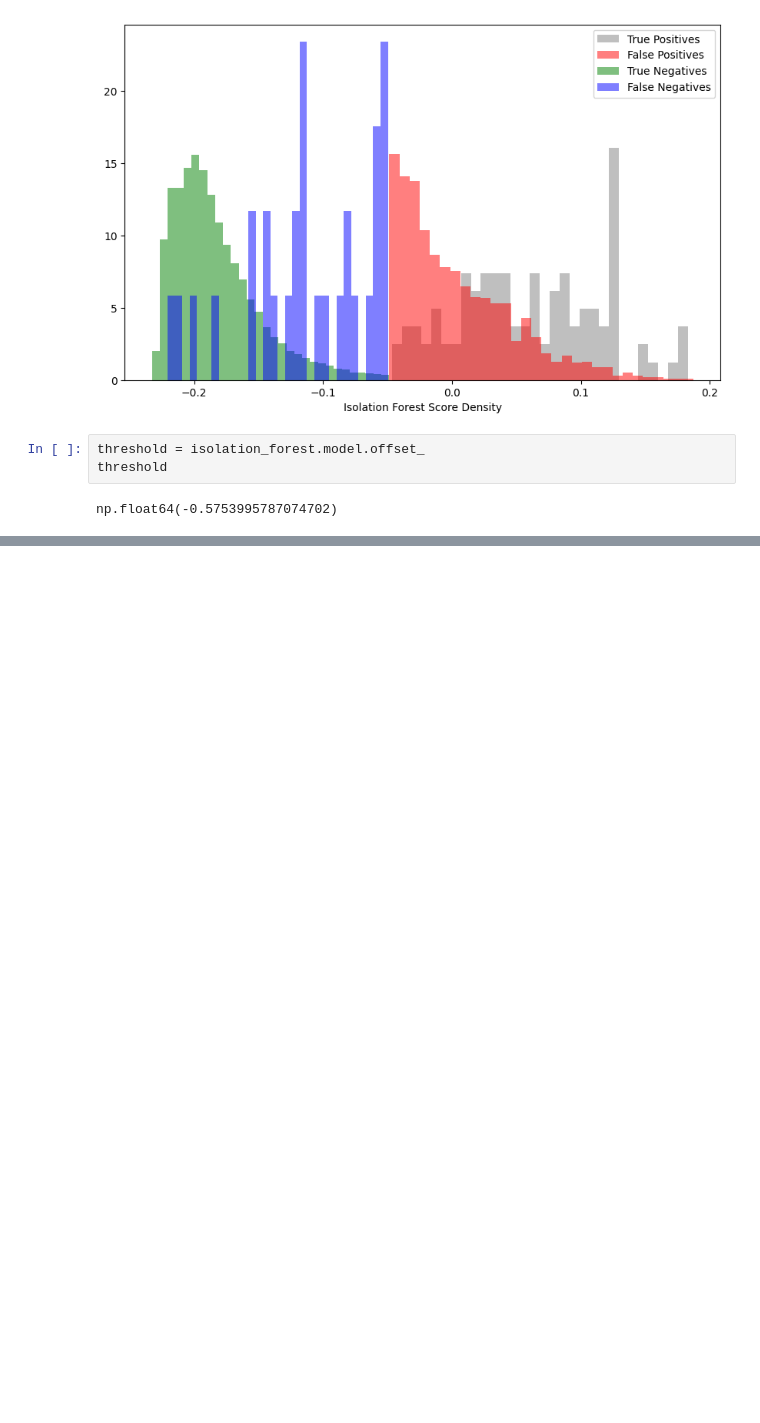
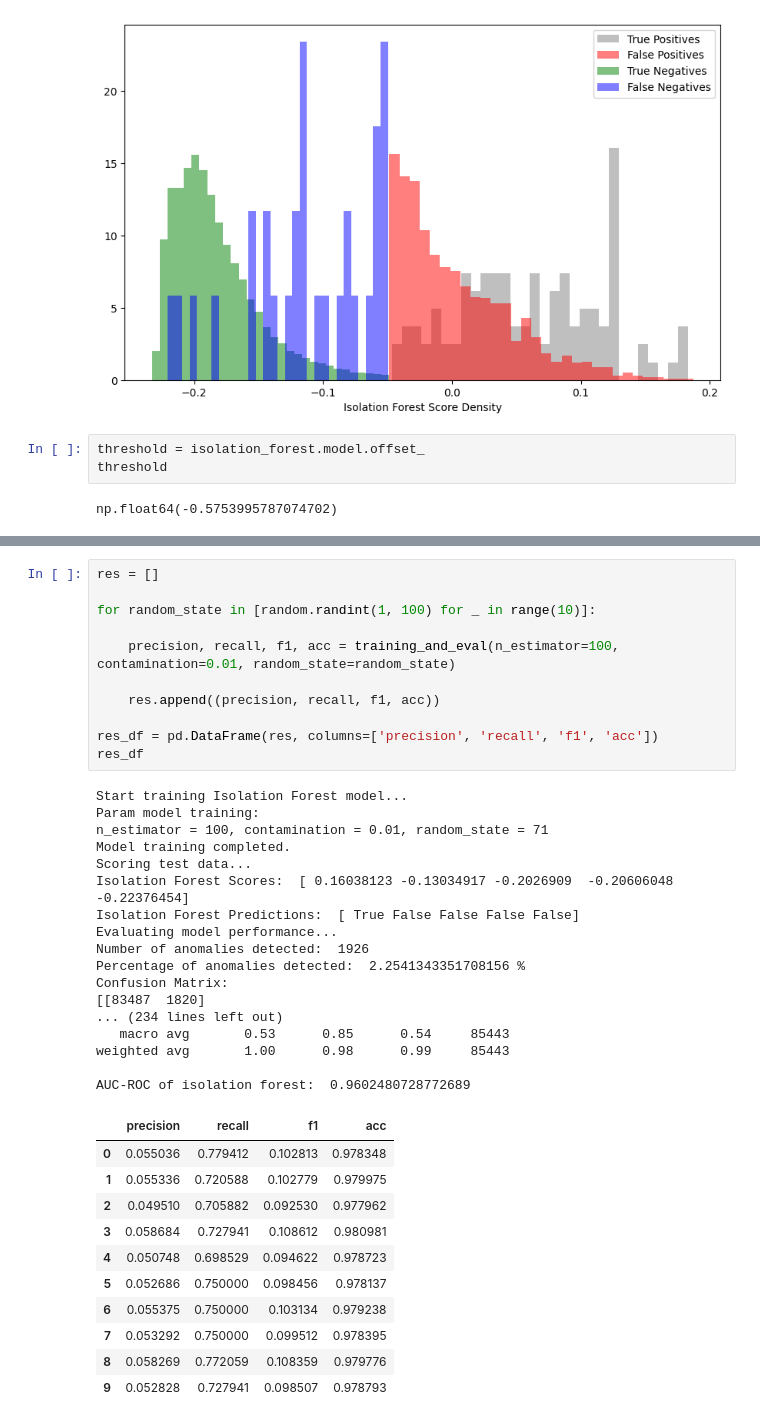
Before and after one commit to haiduongnguyen/Opstimus, a Jupyter notebook: notebooks/isolation_forest_baseline.ipynb, the cells around one changed output, grey strips where cells are left out. Drawn from its saved outputs; the diff is of its cells as text; blank space fills up the shorter version.

Commit message:
add check stability of isolation forest base model

```diff
--- a/notebooks/isolation_forest_baseline.ipynb
+++ b/notebooks/isolation_forest_baseline.ipynb
@@ -297,0 +360,40 @@ np.float64(-0.5753995787074702)
+# %%
+res = []
+
+for random_state in [random.randint(1, 100) for _ in range(10)]:
+
+    precision, recall, f1, acc = training_and_eval(n_estimator=100, contamination=0.01, random_state=random_state)
+
+    res.append((precision, recall, f1, acc))
+
+res_df = pd.DataFrame(res, columns=['precision', 'recall', 'f1', 'acc'])
+res_df
+# %% [output]
+Start training Isolation Forest model...
+Param model training:
+n_estimator = 100, contamination = 0.01, random_state = 71
+Model training completed.
+Scoring test data...
+Isolation Forest Scores:  [ 0.16038123 -0.13034917 -0.2026909  -0.20606048 -0.22376454]
+Isolation Forest Predictions:  [ True False False False False]
+Evaluating model performance...
+Number of anomalies detected:  1926
+Percentage of anomalies detected:  2.2541343351708156 %
+Confusion Matrix:
+[[83487  1820]
+... (234 lines left out)
+   macro avg       0.53      0.85      0.54     85443
+weighted avg       1.00      0.98      0.99     85443
+
+AUC-ROC of isolation forest:  0.9602480728772689
+|  | precision | recall | f1 | acc |
+| 0 | 0.055036 | 0.779412 | 0.102813 | 0.978348 |
+| 1 | 0.055336 | 0.720588 | 0.102779 | 0.979975 |
+| 2 | 0.049510 | 0.705882 | 0.092530 | 0.977962 |
+| 3 | 0.058684 | 0.727941 | 0.108612 | 0.980981 |
+| 4 | 0.050748 | 0.698529 | 0.094622 | 0.978723 |
+| 5 | 0.052686 | 0.750000 | 0.098456 | 0.978137 |
+| 6 | 0.055375 | 0.750000 | 0.103134 | 0.979238 |
+| 7 | 0.053292 | 0.750000 | 0.099512 | 0.978395 |
+| 8 | 0.058269 | 0.772059 | 0.108359 | 0.979776 |
+| 9 | 0.052828 | 0.727941 | 0.098507 | 0.978793 |
```
Also changed, not shown: parts of 10 cells of this notebook.
